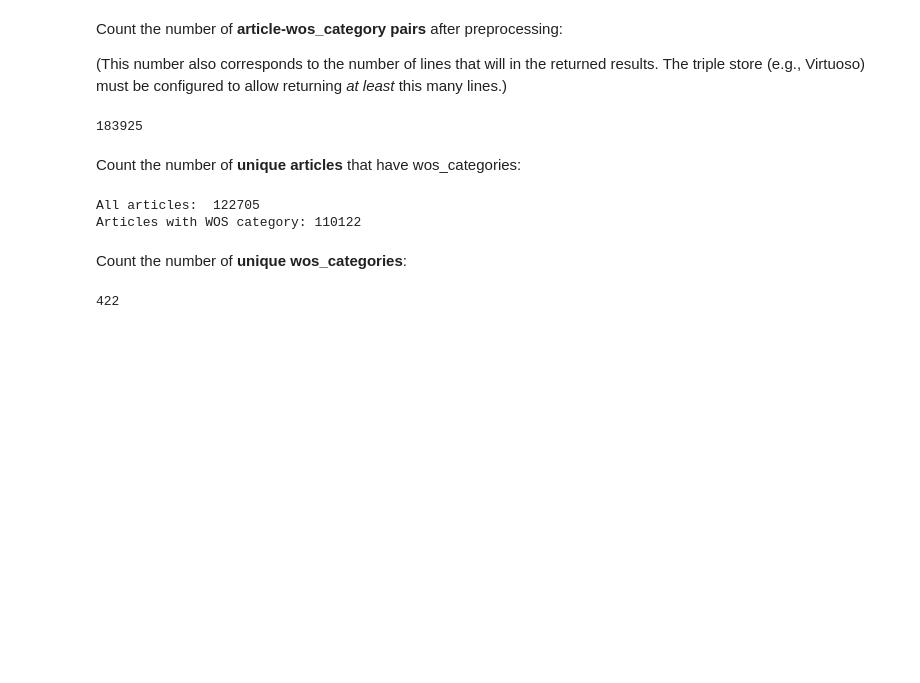
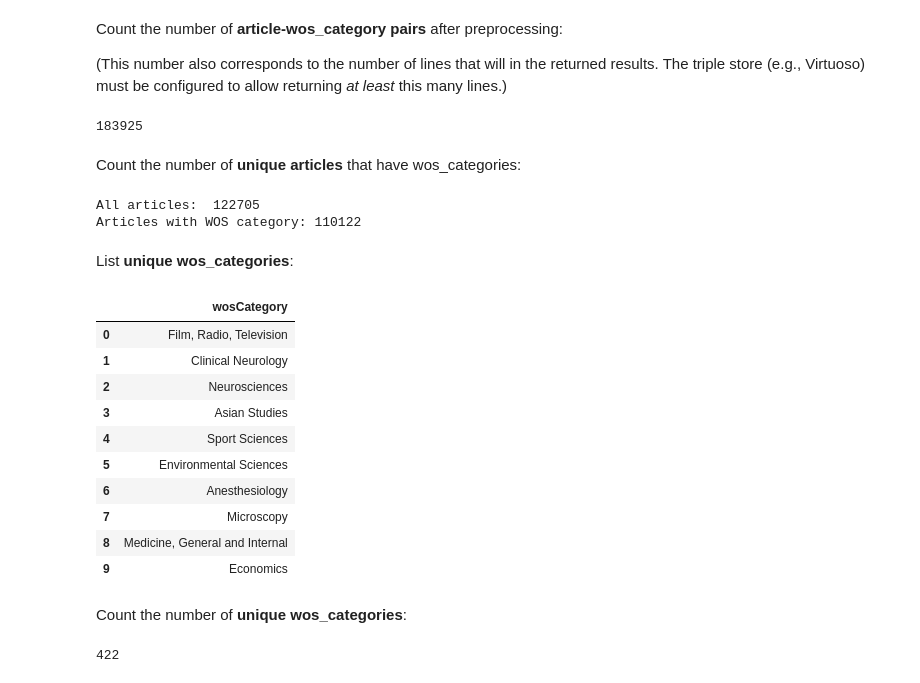
Before and after one commit to clokman/KFIR, a Jupyter notebook: notebooks/KFIR.ipynb, the cells around one changed output. Drawn from its saved outputs; the diff is of its cells as text; code cells hidden in the pictures; blank space fills up the shorter version.

```diff
--- a/notebooks/KFIR.ipynb
+++ b/notebooks/KFIR.ipynb
@@ -1466,6 +1466,32 @@ print('Articles with WOS category:', no_of_articles_with_wos_categories)
 # %% [output]
 All articles:  122705
 Articles with WOS category: 110122
+# %% [markdown]
+List **unique wos_categories**:
+# %%
+wos_query.send_select_query("""
+
+    SELECT DISTINCT ?wosCategory
+    WHERE {
+        GRAPH kfirGraph: {
+            ?article kfir:hasWosCategory ?wosCategory .
+        }
+    }
+    LIMIT 10
+
+""")
+# %% [output]
+|  | wosCategory |
+| 0 | Film, Radio, Television |
+| 1 | Clinical Neurology |
+| 2 | Neurosciences |
+| 3 | Asian Studies |
+| 4 | Sport Sciences |
+| 5 | Environmental Sciences |
+| 6 | Anesthesiology |
+| 7 | Microscopy |
+| 8 | Medicine, General and Internal |
+| 9 | Economics |
 # %% [markdown]
 Count the number of **unique wos_categories**:
 # %%
```
Also changed, not shown: parts of 2 cells of this notebook.
